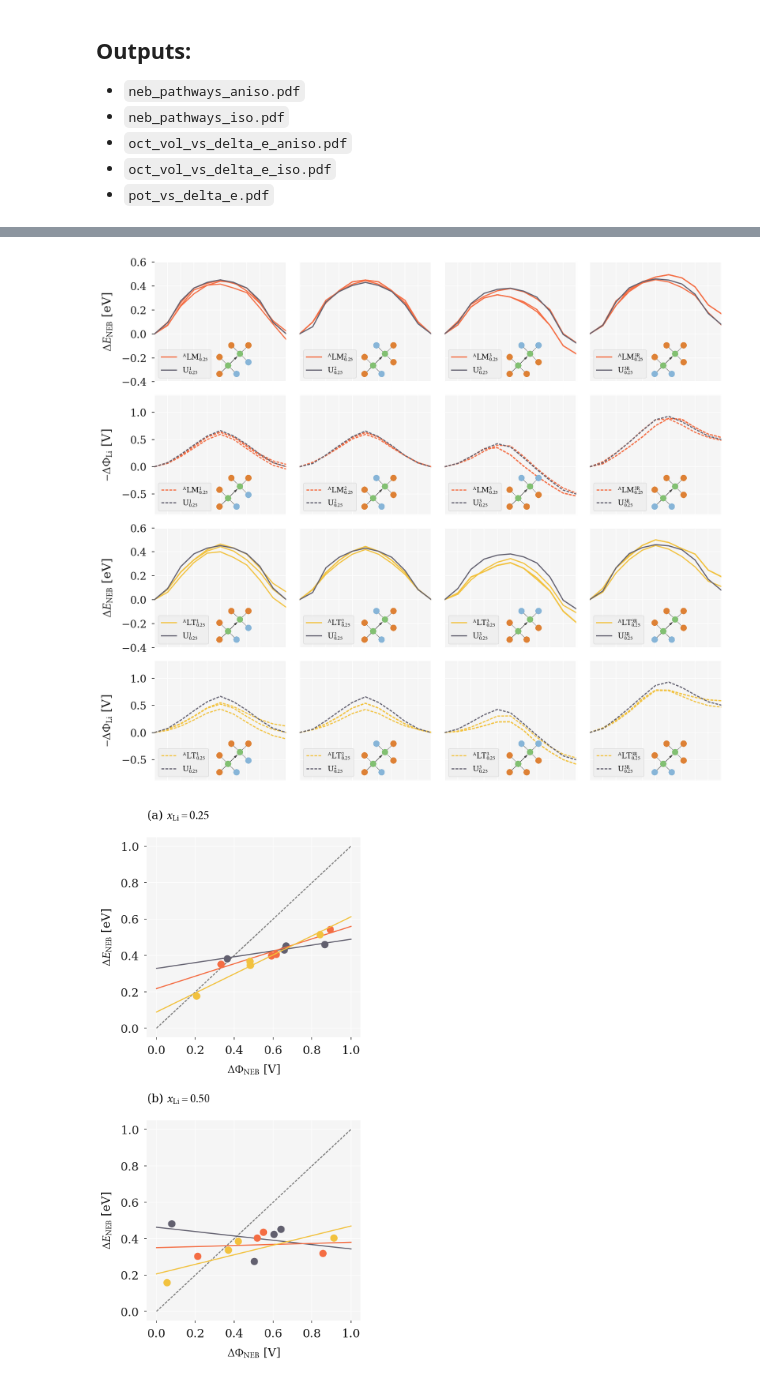
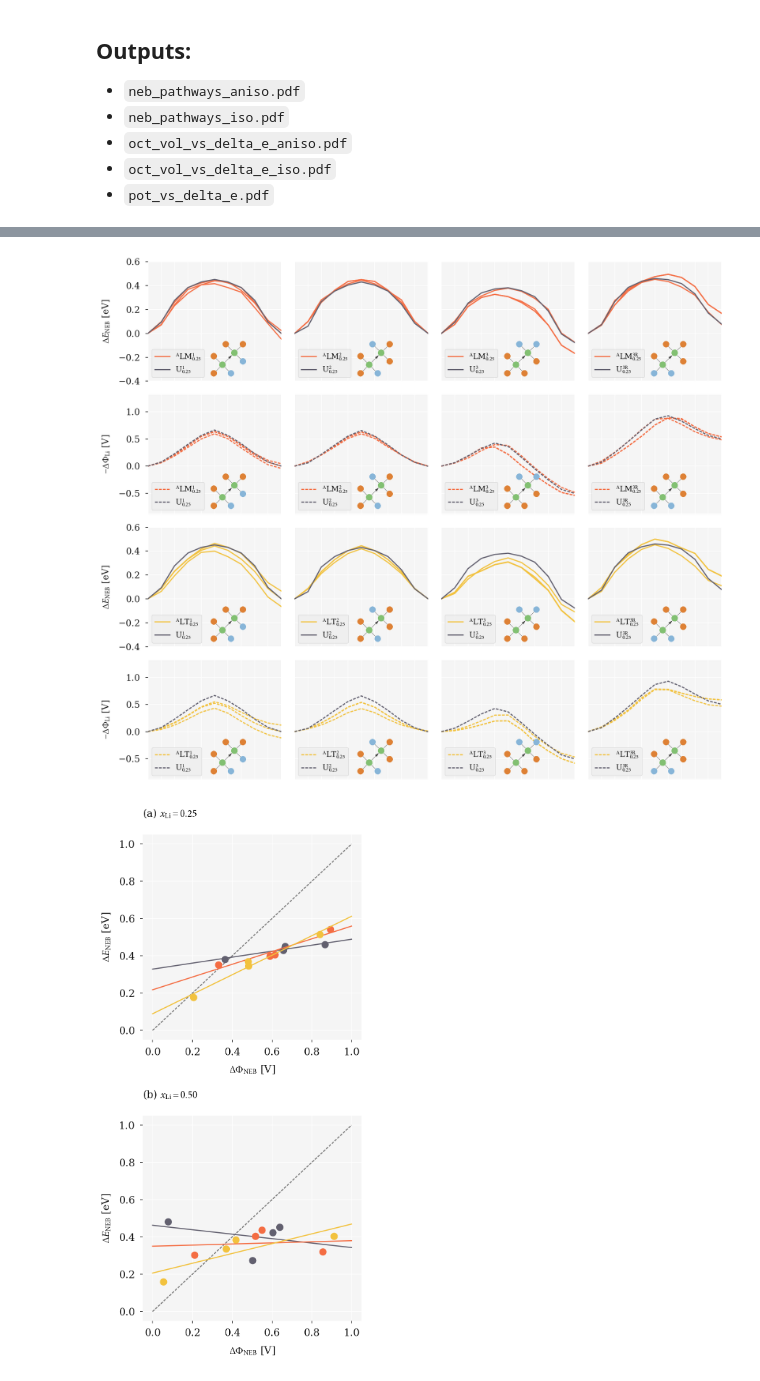
Before and after one commit to bjmorgan/data_NEB_spinel, a Jupyter notebook: analysis/spinel_paper_generating_figures.ipynb, the cells around one changed output, grey strips where cells are left out. Saved outputs shown, nothing was run; the diff lists cells and outputs as text; code cells hidden in the pictures.

Commit message:
Adjusted axis label font sizes

```diff
--- a/analysis/spinel_paper_generating_figures.ipynb
+++ b/analysis/spinel_paper_generating_figures.ipynb
@@ -69,8 +69,8 @@ data_spinel = pd.read_csv( '{}/spinel_iso_data.csv'.format( data_dir ), delim_wh
 '''
 
 neb_params = { 'font.size': 10,
-               'axes.labelsize': 16,
-               'ytick.labelsize': 14 }
+               'axes.labelsize': 12,
+               'ytick.labelsize': 12 }
 ff.set_rcParams( neb_params )
 
 ncols=4
@@ -232,14 +232,14 @@ fig.savefig( '{}/neb_pathways_aniso.pdf'.format( figures_dir ) )
 
 ff.set_rcParams( ff.master_formatting )
 # %% [output]
-[figure, old version]
+[figure, new version]
 # %%
 '''
 Produces Fig 6
 '''
 df = pd.read_csv( '{}/spinel_iso_data.csv'.format( data_dir ), delim_whitespace=True, comment='#')
 
-fontsize = 16
+fontsize = 14
 scatter_formatting ={ 'font.size': fontsize,
                       'axes.labelsize': fontsize,
                       'xtick.labelsize': fontsize,
@@ -261,34 +261,34 @@ for ax, conc in zip( axes, [ 0.25, 0.5 ] ):
 
         x=[]
         y=[]
 
         for path in [ '1', '2', '3', '3R' ]:
 
             loc = ( df.path == path ) & ( df.conc == conc ) & ( df.strain == strain )
             max_ind = df[loc].delta_E.idxmax()
 
             E_bar = df['delta_E'].values[max_ind]
             p_bar = df['d_pot'].values[max_ind]
 
             x.append( p_bar )
             y.append( E_bar )
 
             ax.plot( p_bar, E_bar, 'o', linestyle='None',c=ff.colours[strain], clip_on=False )
 
         slope, intercept, rvalue, pvalue, stderr = linregress( x, y )
         ax.plot( np.array( [ 0.0, 1.0 ] ), ff.line( np.array( [ 0.0, 1.0 ] ), slope, intercept ), c=ff.colours[strain] )
 
 axes[0].set_title( r'(a) $x_\mathrm{Li}=0.25$', fontsize=fontsize, loc='left')
 axes[1].set_title( r'(b) $x_\mathrm{Li}=0.50$', fontsize=fontsize, loc='left')
 
 xfine = np.linspace(0.0,3.2,100)
 
 fig.tight_layout()
 fig.savefig( '{}/pot_vs_delta_e.pdf'.format( figures_dir ) )
 
 ff.set_rcParams( ff.master_formatting )
 # %% [output]
-[figure, old version]
+[figure, new version]
 # %%
 '''
 Figure 5
```
Also changed, not shown: parts of 4 cells of this notebook, 5 other files.
